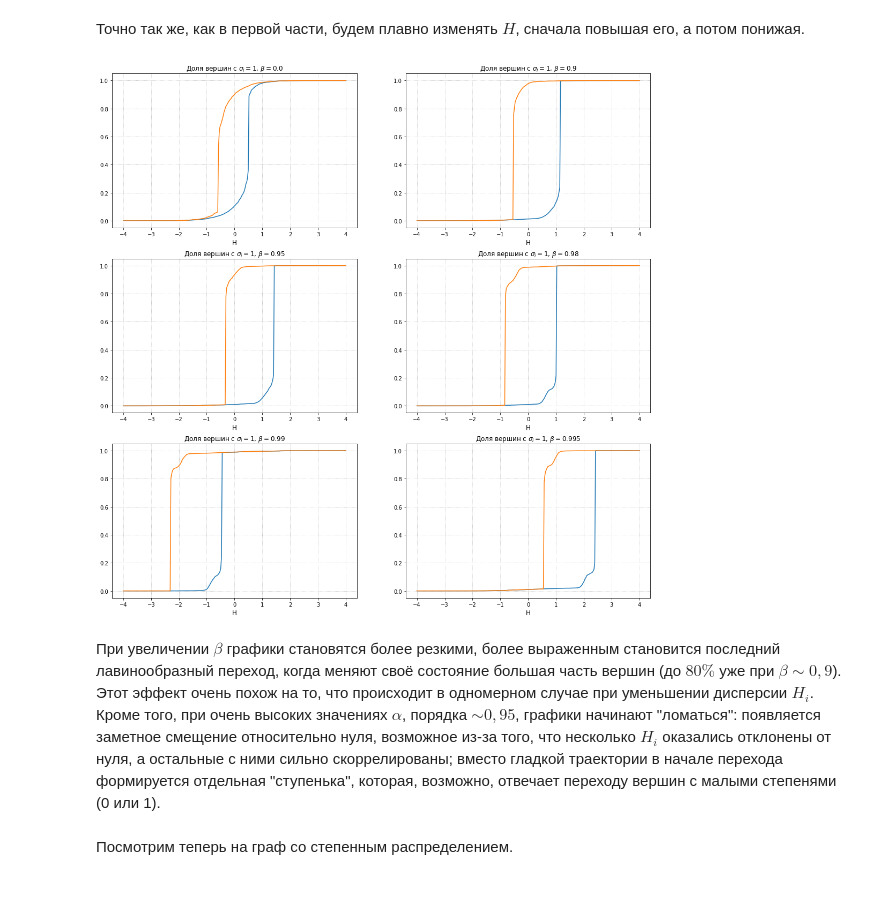
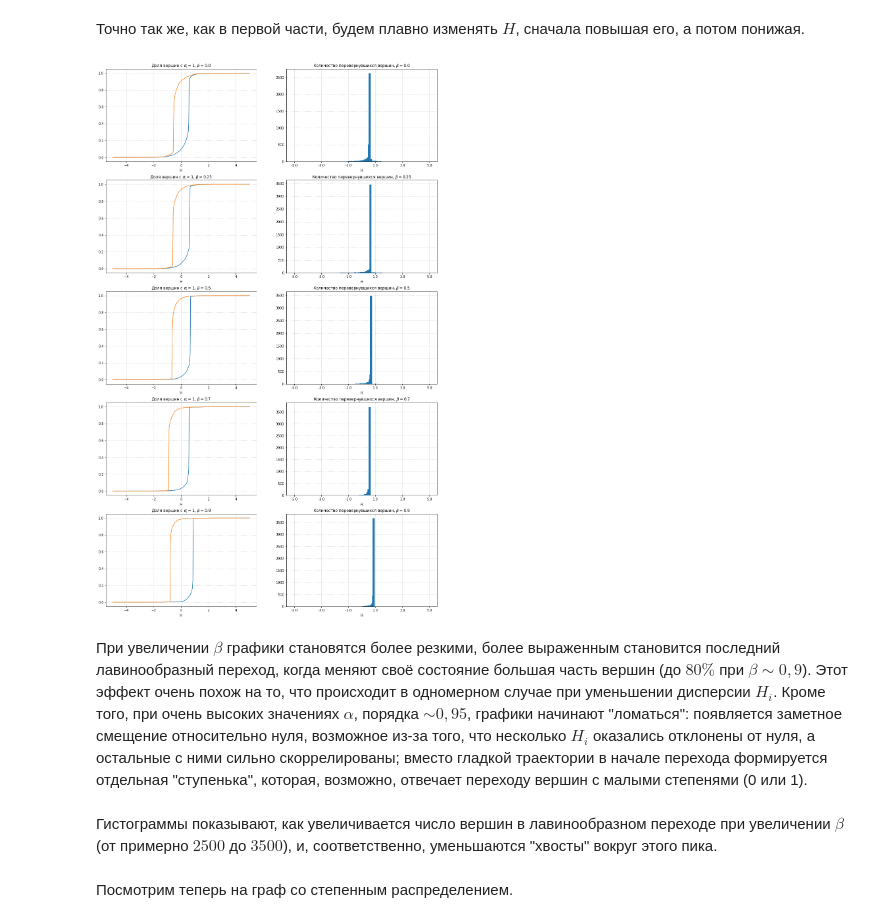
Before and after one commit to alexicon33/Ising-model, a Jupyter notebook: Code/Корреляции между H_i.ipynb, the cells around one changed output. Drawn from its saved outputs; the diff is of its cells as text; code cells hidden in the pictures; blank space fills up the shorter version.

Commit message:
Histograms added

```diff
--- a/Code/Корреляции между H_i.ipynb
+++ b/Code/Корреляции между H_i.ipynb
@@ -36,26 +36,41 @@ alpha = 2.185
 G_Poisson = RandomGraph(N, sps.poisson(l))
 G_zipf = RandomGraph(N, sps.zipf(alpha))
 # %%
-beta_grid = np.array([0, 0.9, 0.95, 0.98, 0.99, 0.995])
+beta_grid = np.array([0, 0.25, 0.5, 0.7, 0.9])
 H_max = 4
 H_grid = np.linspace(-H_max, H_max, 300)
 # %% [markdown]
 Точно так же, как в первой части, будем плавно изменять $H$, сначала повышая его, а потом понижая.
+# %%
+def plot_trajectories(index, beta, H_grid, low_to_high, high_to_low, hubs_low=[], hubs_high=[], name=r'\beta'):
+    plt.subplot(5, 2, 2 * index + 1)
+    plt.plot(H_grid, low_to_high, label='при повышении H')
+    plt.plot(np.flip(H_grid), high_to_low, label='при снижении H')
+    plt.grid(ls=':')
+    plt.xlabel('H', fontsize='large')
+    plt.title(r'Доля вершин с $\sigma_i = 1$, ${1} = {0}$'.format(round(beta, 3), name))
+
+    plt.subplot(5, 2, 2 * index + 2)
+    plt.bar(np.arange(H_grid.size), hubs_low, width=5, label='при повышении H')
+    plt.xticks(np.linspace(0, H_grid.size, 6), np.linspace(-H_max, H_max, 6).round(2))
+    plt.grid(ls=':')
+    plt.xlabel('H', fontsize='large')
+    plt.title(r'Количество перевернувшихся вершин, ${1} = {0}$'.format(round(beta, 3), name))
 # %%
-plt.figure(figsize=(18, 18))
+plt.figure(figsize=(18, 30))
 for index, beta in tqdm(enumerate(beta_grid)):
-    low_to_high, high_to_low = G_Poisson.get_trajectories(J, H_grid, beta, 'multivariate_norm')
-
-    plt.subplot(3, 2, index + 1)
-    plt.plot(H_grid, low_to_high, label='при повышении H')
-    plt.plot(np.flip(H_grid), high_to_low, label='при снижении H')
-    plt.grid(ls=':')
-    plt.xlabel('H', fontsize='large')
-    plt.title(r'Доля вершин с $\sigma_i = 1$, $\beta = {0}$'.format(round(beta, 3)))
+    if index == 0:
+        low_to_high, high_to_low, hubs_low, hubs_high = G_Poisson.get_trajectories(J, H_grid, 1, 'norm', True)
+    else:
+        low_to_high, high_to_low, hubs_low, hubs_high = G_Poisson.get_trajectories(J, H_grid, beta,
+                                                                               'multivariate_norm', True)
+    plot_trajectories(index, beta, H_grid, low_to_high, high_to_low, hubs_low, hubs_high)
 # %% [output]
-[figure, old version]
+[figure, new version]
 # %% [markdown]
-При увеличении $\beta$ графики становятся более резкими, более выраженным становится последний лавинообразный переход, когда меняют своё состояние большая часть вершин (до $80 \%$ уже при $\beta \sim 0{,}9$). Этот эффект очень похож на то, что происходит в одномерном случае при уменьшении дисперсии $H_i$. Кроме того, при очень высоких значениях $\alpha$, порядка $\sim 0{,}95$, графики начинают "ломаться": появляется заметное смещение относительно нуля, возможное из-за того, что несколько $H_i$ оказались отклонены от нуля, а остальные с ними сильно скоррелированы; вместо гладкой траектории в начале перехода формируется отдельная "ступенька", которая, возможно, отвечает переходу вершин с малыми степенями (0 или 1).
+При увеличении $\beta$ графики становятся более резкими, более выраженным становится последний лавинообразный переход, когда меняют своё состояние большая часть вершин (до $80 \%$ при $\beta \sim 0{,}9$). Этот эффект очень похож на то, что происходит в одномерном случае при уменьшении дисперсии $H_i$. Кроме того, при очень высоких значениях $\alpha$, порядка $\sim 0{,}95$, графики начинают "ломаться": появляется заметное смещение относительно нуля, возможное из-за того, что несколько $H_i$ оказались отклонены от нуля, а остальные с ними сильно скоррелированы; вместо гладкой траектории в начале перехода формируется отдельная "ступенька", которая, возможно, отвечает переходу вершин с малыми степенями (0 или 1).
+# %% [markdown]
+Гистограммы показывают, как увеличивается число вершин в лавинообразном переходе при увеличении $\beta$ (от примерно $2500$ до $3500$), и, соответственно, уменьшаются "хвосты" вокруг этого пика.
 # %% [markdown]
 Посмотрим теперь на граф со степенным распределением.
 # %%
```
Also changed, not shown: parts of 8 cells of this notebook, 1 other file.
